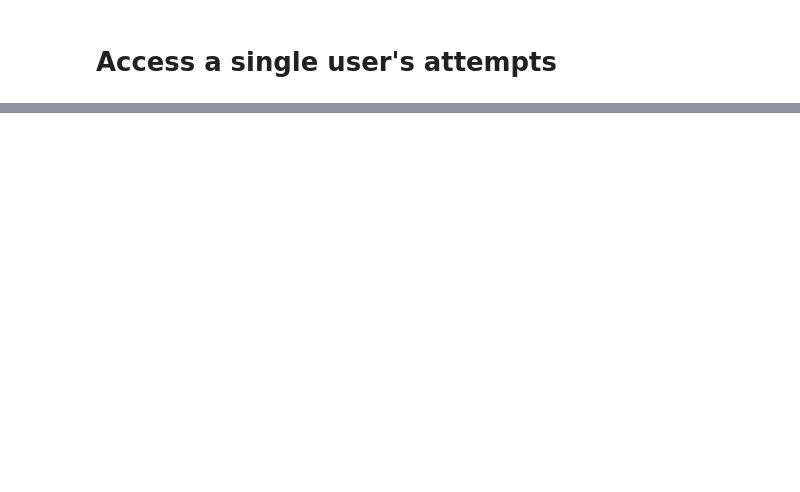
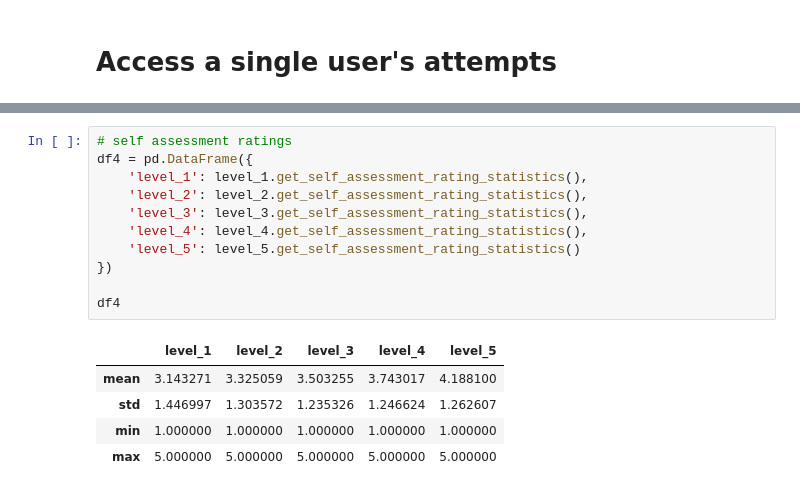
Before and after one commit to behzadhaki/CELB_API, a Jupyter notebook: API_Tutorial.ipynb, the cells around one changed output, grey strips where cells are left out. Drawn from its saved outputs; the diff is of its cells as text; blank space fills up the shorter version.

```diff
--- a/API_Tutorial.ipynb
+++ b/API_Tutorial.ipynb
@@ -155,0 +278,17 @@ show(proll)
+# %%
+# self assessment ratings
+df4 = pd.DataFrame({
+    'level_1': level_1.get_self_assessment_rating_statistics(),
+    'level_2': level_2.get_self_assessment_rating_statistics(),
+    'level_3': level_3.get_self_assessment_rating_statistics(),
+    'level_4': level_4.get_self_assessment_rating_statistics(),
+    'level_5': level_5.get_self_assessment_rating_statistics()
+})
+
+df4
+# %% [output]
+|  | level_1 | level_2 | level_3 | level_4 | level_5 |
+| mean | 3.143271 | 3.325059 | 3.503255 | 3.743017 | 4.188100 |
+| std | 1.446997 | 1.303572 | 1.235326 | 1.246624 | 1.262607 |
+| min | 1.000000 | 1.000000 | 1.000000 | 1.000000 | 1.000000 |
+| max | 5.000000 | 5.000000 | 5.000000 | 5.000000 | 5.000000 |
```
Also changed, not shown: parts of 18 cells of this notebook, 1 other file.
